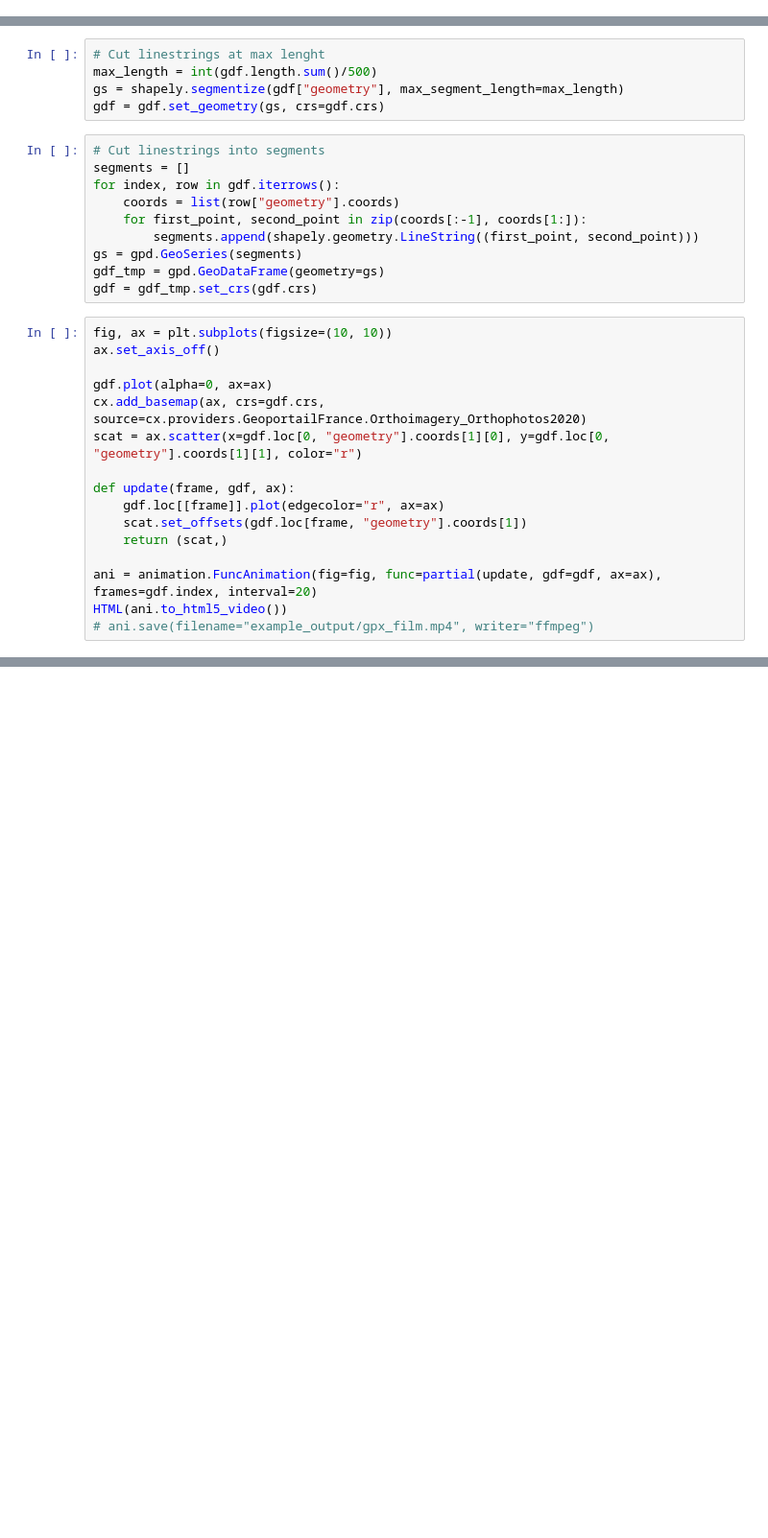
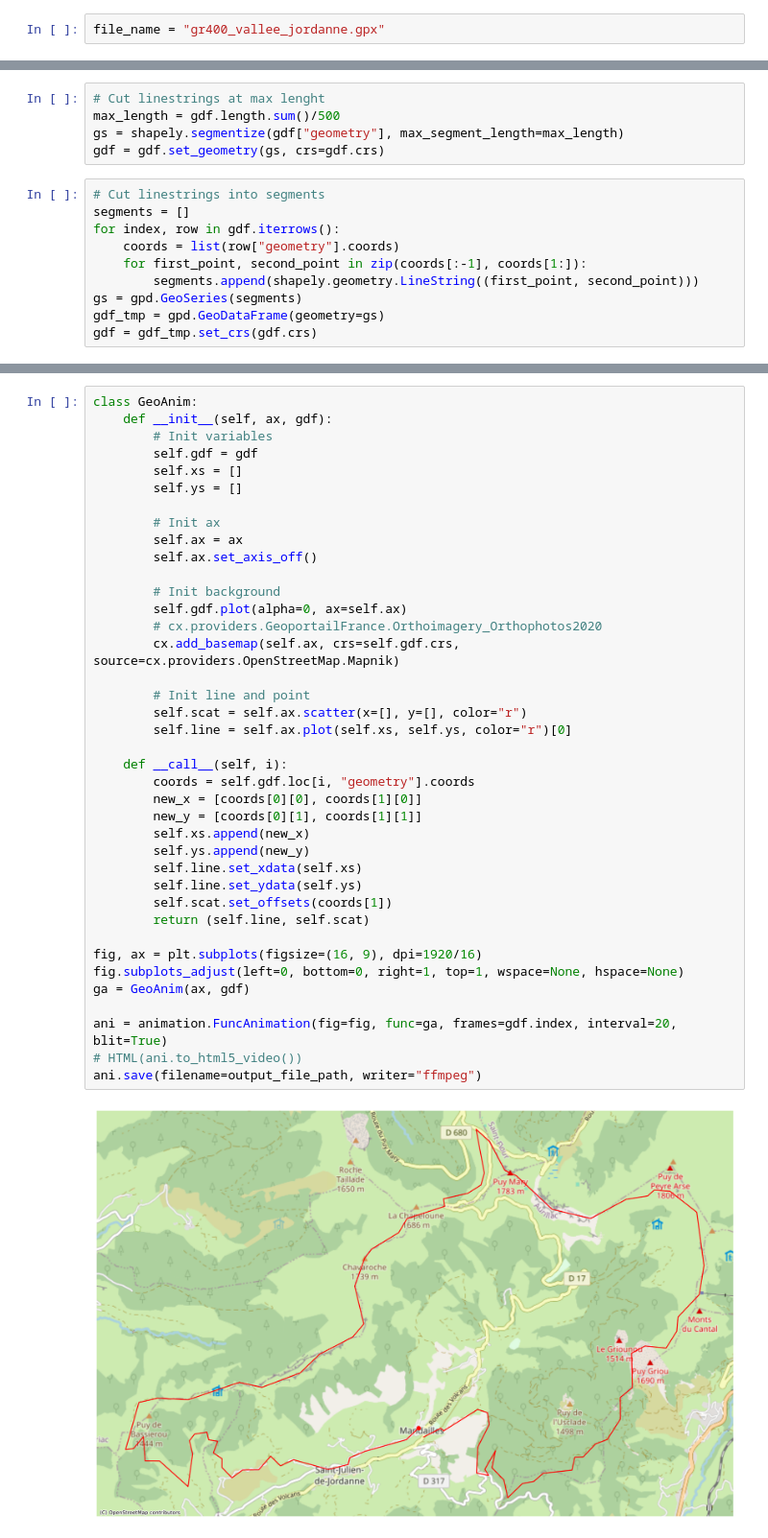
Before and after one commit to JulienEyzat/gpx2video, a Jupyter notebook: gdf_to_video.ipynb, the cells around one changed output, grey strips where cells are left out. Shown at 96% size. Cells and saved outputs as stored; diff of their text form; blank space fills up the shorter version.

Commit message:
better video and README

```diff
--- a/gdf_to_video.ipynb
+++ b/gdf_to_video.ipynb
@@ -11,0 +10,2 @@ gdf = gpd.read_file("data/gr400_vallee_jordanne.shp")
+# %%
+file_name = "gr400_vallee_jordanne.gpx"
@@ -12,6 +31,6 @@ gdf = gpd.read_file("data/gr400_vallee_jordanne.shp")
 # %%
 # Cut linestrings at max lenght
-max_length = int(gdf.length.sum()/500)
+max_length = gdf.length.sum()/500
 gs = shapely.segmentize(gdf["geometry"], max_segment_length=max_length)
 gdf = gdf.set_geometry(gs, crs=gdf.crs)
 # %%
@@ -24,19 +43,3 @@ for index, row in gdf.iterrows():
 gs = gpd.GeoSeries(segments)
 gdf_tmp = gpd.GeoDataFrame(geometry=gs)
 gdf = gdf_tmp.set_crs(gdf.crs)
-# %%
-fig, ax = plt.subplots(figsize=(10, 10))
-ax.set_axis_off()
-
-gdf.plot(alpha=0, ax=ax)
-cx.add_basemap(ax, crs=gdf.crs, source=cx.providers.GeoportailFrance.Orthoimagery_Orthophotos2020)
-scat = ax.scatter(x=gdf.loc[0, "geometry"].coords[1][0], y=gdf.loc[0, "geometry"].coords[1][1], color="r")
-
-def update(frame, gdf, ax):
-    gdf.loc[[frame]].plot(edgecolor="r", ax=ax)
-    scat.set_offsets(gdf.loc[frame, "geometry"].coords[1])
-    return (scat,)
-
-ani = animation.FuncAnimation(fig=fig, func=partial(update, gdf=gdf, ax=ax), frames=gdf.index, interval=20)
-HTML(ani.to_html5_video())
-# ani.save(filename="example_output/gpx_film.mp4", writer="ffmpeg")
@@ -45,0 +46,41 @@ HTML(ani.to_html5_video())
+# %%
+class GeoAnim:
+    def __init__(self, ax, gdf):
+        # Init variables
+        self.gdf = gdf
+        self.xs = []
+        self.ys = []
+
+        # Init ax
+        self.ax = ax
+        self.ax.set_axis_off()
+
+        # Init background
+        self.gdf.plot(alpha=0, ax=self.ax)
+        # cx.providers.GeoportailFrance.Orthoimagery_Orthophotos2020
+        cx.add_basemap(self.ax, crs=self.gdf.crs, source=cx.providers.OpenStreetMap.Mapnik)
+
+        # Init line and point
+        self.scat = self.ax.scatter(x=[], y=[], color="r")
+        self.line = self.ax.plot(self.xs, self.ys, color="r")[0]
+
+    def __call__(self, i):
+        coords = self.gdf.loc[i, "geometry"].coords
+        new_x = [coords[0][0], coords[1][0]]
+        new_y = [coords[0][1], coords[1][1]]
+        self.xs.append(new_x)
+        self.ys.append(new_y)
+        self.line.set_xdata(self.xs)
+        self.line.set_ydata(self.ys)
+        self.scat.set_offsets(coords[1])
+        return (self.line, self.scat)
+
+fig, ax = plt.subplots(figsize=(16, 9), dpi=1920/16)
+fig.subplots_adjust(left=0, bottom=0, right=1, top=1, wspace=None, hspace=None)
+ga = GeoAnim(ax, gdf)
+
+ani = animation.FuncAnimation(fig=fig, func=ga, frames=gdf.index, interval=20, blit=True)
+# HTML(ani.to_html5_video())
+ani.save(filename=output_file_path, writer="ffmpeg")
+# %% [output]
+[figure, added]
```
Also changed, not shown: parts of 7 cells of this notebook, 3 other files.
